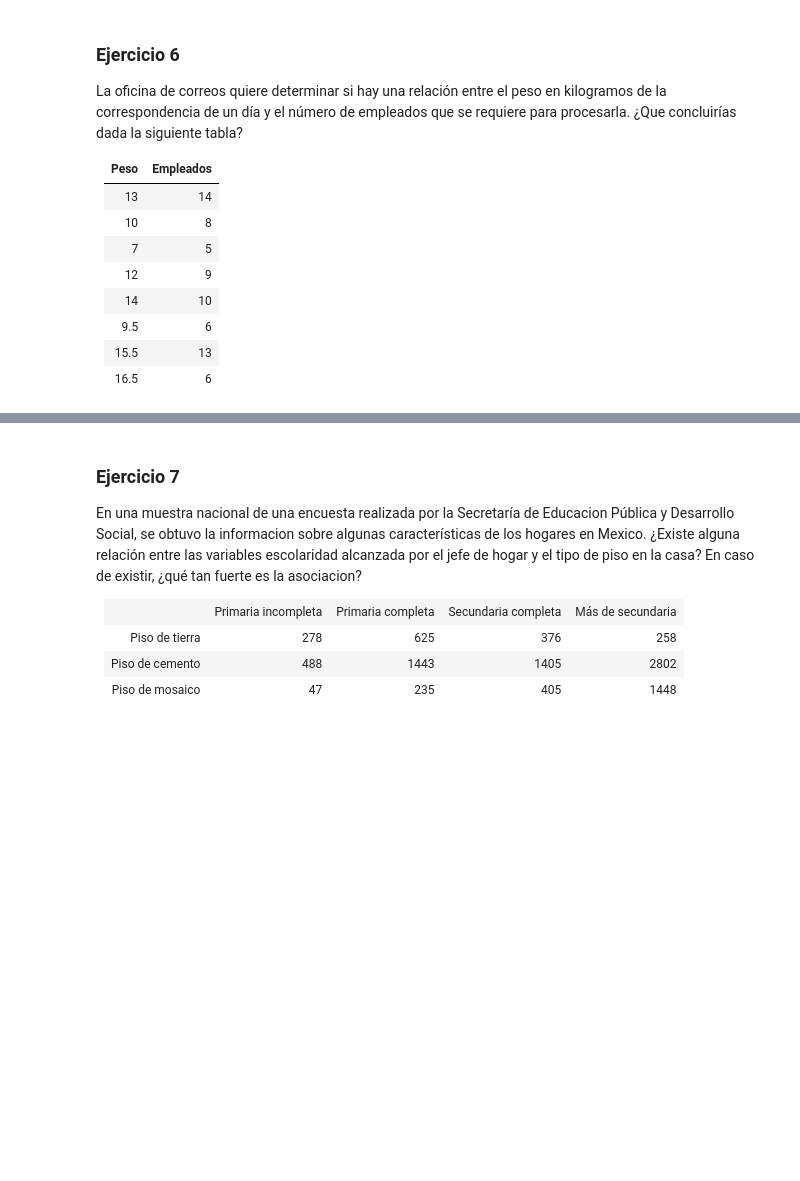
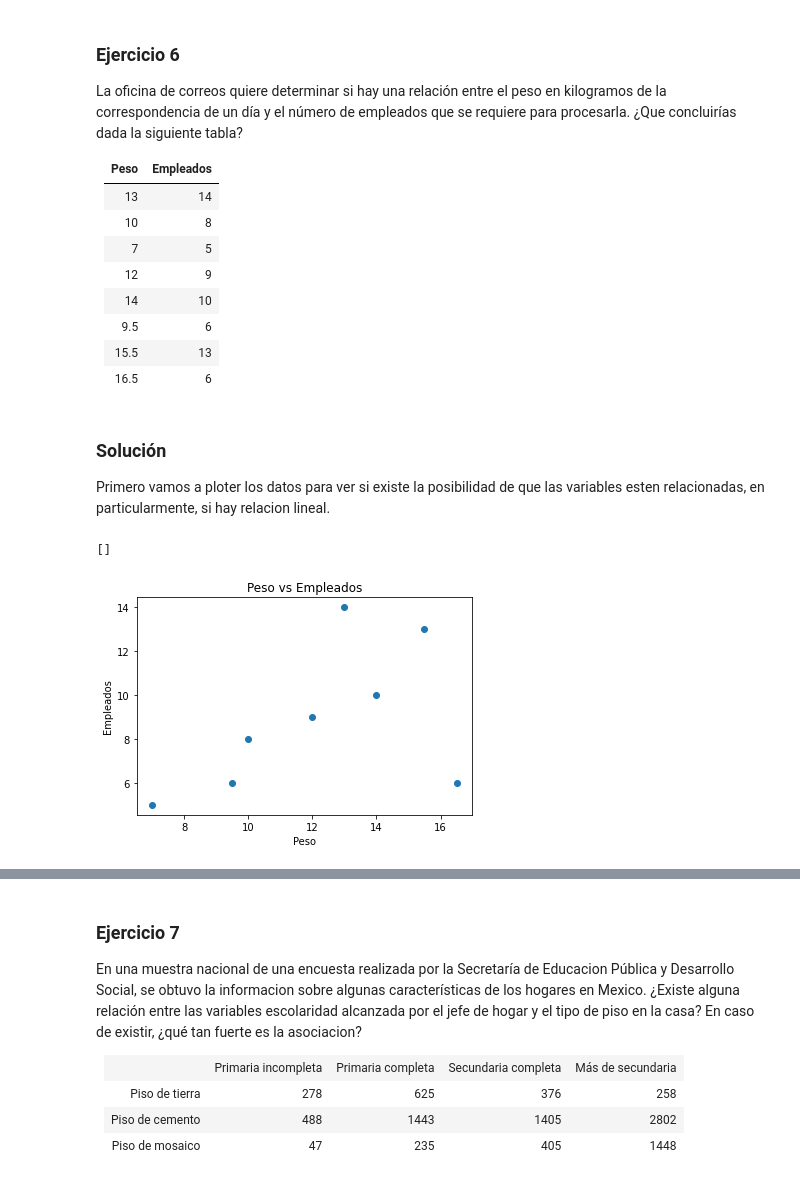
Before and after one commit to Alberto0410/Modelos-no-Parametricos-y-de-Regresion, a Jupyter notebook: Tarea 1/Tarea1_codigo.ipynb, the cells around one changed output, grey strips where cells are left out. Drawn from its saved outputs; the diff is of its cells as text; code cells hidden in the pictures; blank space fills up the shorter version.

```diff
--- a/Tarea 1/Tarea1_codigo.ipynb
+++ b/Tarea 1/Tarea1_codigo.ipynb
@@ -319,3 +354,18 @@ La oficina de correos quiere determinar si hay una relación entre el peso en ki
 |  9.5 |      6    |
 | 15.5 |     13    |
 | 16.5 |      6    |
+# %% [markdown]
+### Solución
+Primero vamos a ploter los datos para ver si existe la posibilidad de que las variables esten relacionadas, en particularmente, si hay relacion lineal.
+# %%
+peso = [13, 10, 7, 12, 14, 9.5, 15.5, 16.5]
+empleados = [14, 8, 5, 9, 10, 6, 13, 6]
+
+plt.scatter(peso, empleados)
+plt.xlabel('Peso')
+plt.ylabel('Empleados')
+plt.title('Peso vs Empleados')
+plt.plot()
+# %% [output]
+[]
+[figure, added]
```
Also changed, not shown: parts of 25 cells of this notebook.
